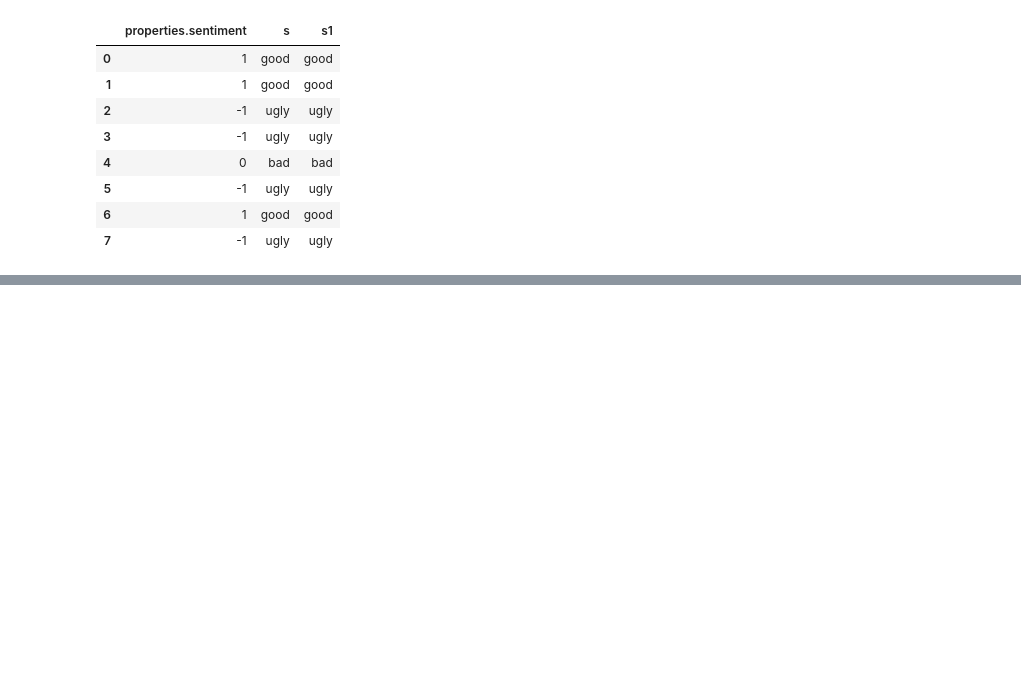
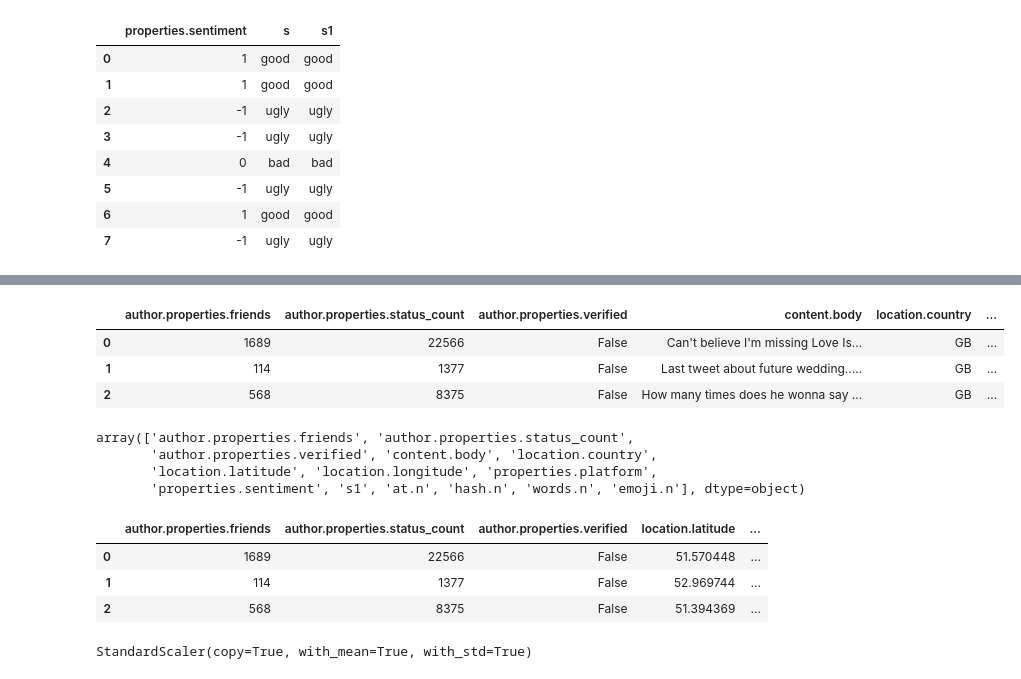
Before and after one commit to eepgwde/blkswn, a Jupyter notebook: blkswn.ipynb, the cells around one changed output, grey strips where cells are left out. Drawn from its saved outputs; the diff is of its cells as text; code cells hidden in the pictures; blank space fills up the shorter version.

```diff
--- a/blkswn.ipynb
+++ b/blkswn.ipynb
@@ -318,0 +320,7 @@ df.to_json("./bak/blkswn1.json", orient='records')
+# %%
+df.head(3)
+# %% [output]
+|  | author.properties.friends | author.properties.status_count | author.properties.verified | content.body | location.country | ... |
+| 0 | 1689 | 22566 | False | Can't believe I'm missing Love Is... | GB | ... |
+| 1 | 114 | 1377 | False | Last tweet about future wedding..... | GB | ... |
+| 2 | 568 | 8375 | False | How many times does he wonna say ... | GB | ... |
@@ -318,0 +369,7 @@ df.to_json("./bak/blkswn1.json", orient='records')
+# %%
+df.columns.values
+# %% [output]
+array(['author.properties.friends', 'author.properties.status_count',
+       'author.properties.verified', 'content.body', 'location.country',
+       'location.latitude', 'location.longitude', 'properties.platform',
+       'properties.sentiment', 's1', 'at.n', 'hash.n', 'words.n', 'emoji.n'], dtype=object)
@@ -318,0 +381,7 @@ df.to_json("./bak/blkswn1.json", orient='records')
+# %%
+X.head(3)
+# %% [output]
+|  | author.properties.friends | author.properties.status_count | author.properties.verified | location.latitude | ... |
+| 0 | 1689 | 22566 | False | 51.570448 | ... |
+| 1 | 114 | 1377 | False | 52.969744 | ... |
+| 2 | 568 | 8375 | False | 51.394369 | ... |
@@ -318,0 +391,6 @@ df.to_json("./bak/blkswn1.json", orient='records')
+# %%
+from sklearn.preprocessing import StandardScaler
+scaler = StandardScaler()
+scaler.fit(X_train)
+# %% [output]
+StandardScaler(copy=True, with_mean=True, with_std=True)
```
Also changed, not shown: parts of 16 cells of this notebook, 4 other files.
